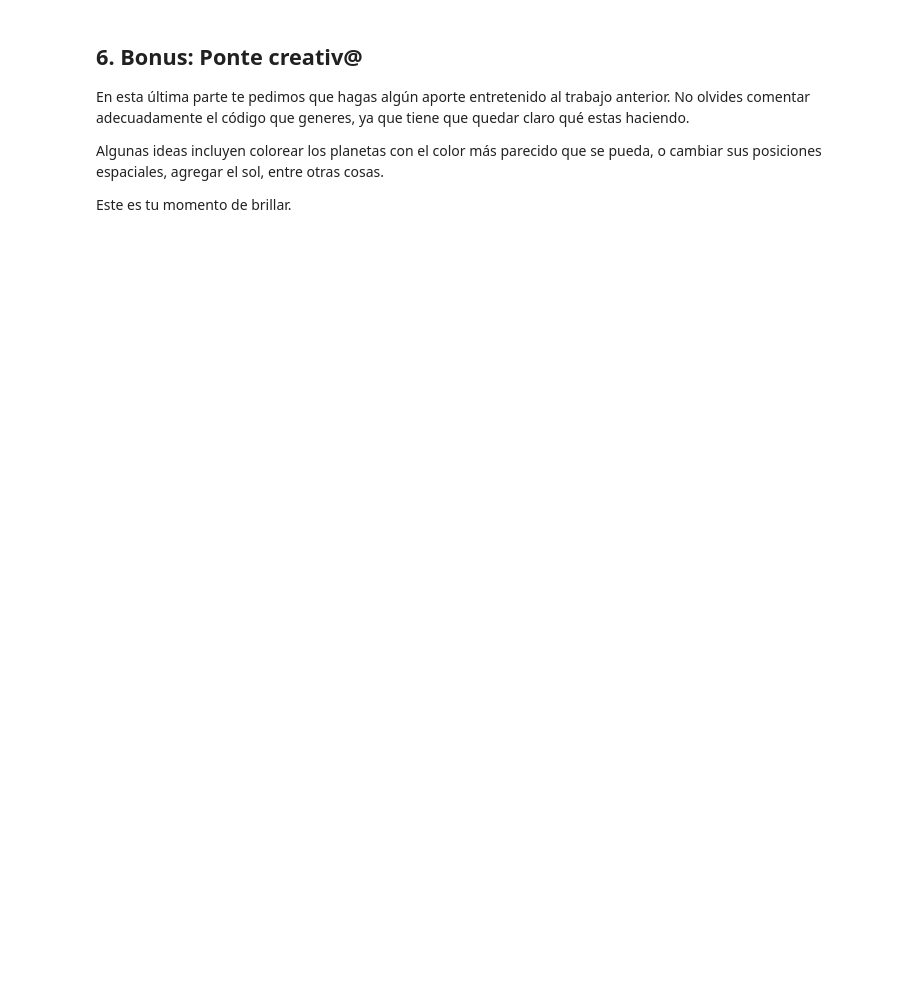
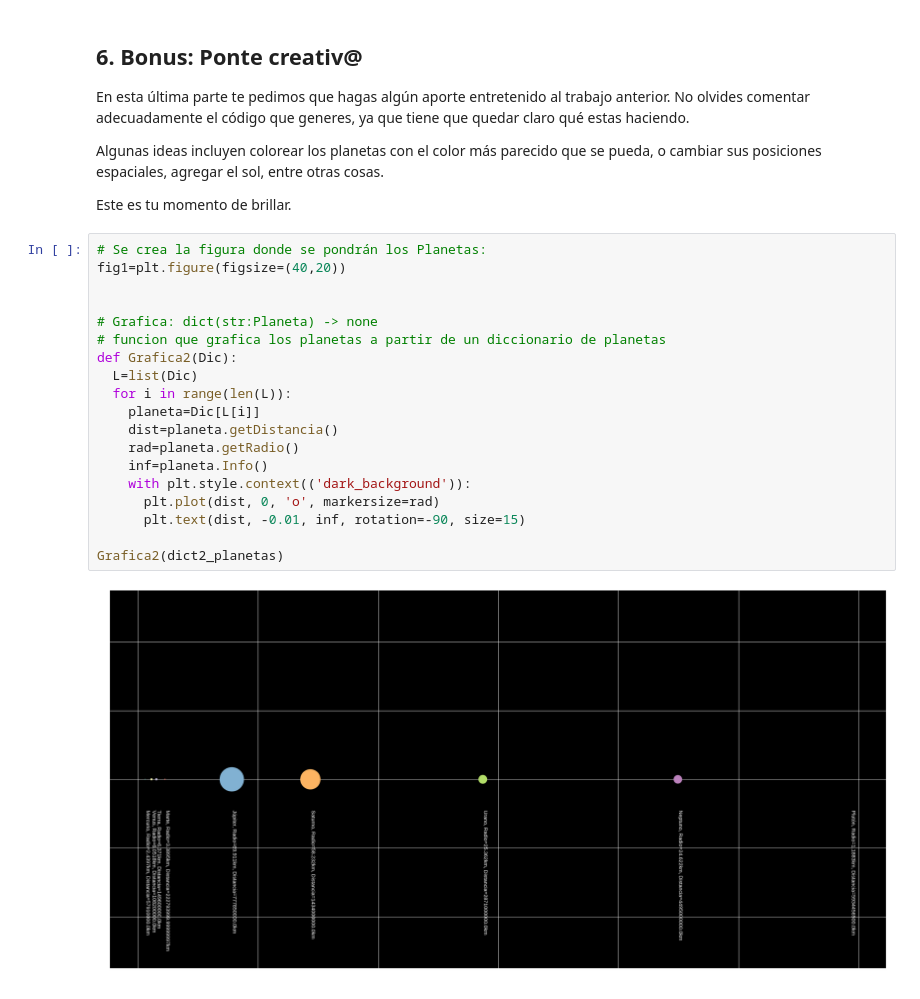
Before and after one commit to PaulaBDS/minitarea1, a Jupyter notebook: minitarea1.ipynb, the cells around one changed output. Saved outputs shown, nothing was run; the diff lists cells and outputs as text; blank space fills up the shorter version.

```diff
--- a/minitarea1.ipynb
+++ b/minitarea1.ipynb
@@ -271,3 +270,24 @@ Algunas ideas incluyen colorear los planetas con el color más parecido que se p
 
 
 Este es tu momento de brillar.
+# %%
+# Se crea la figura donde se pondrán los Planetas:
+fig1=plt.figure(figsize=(40,20))
+
+
+# Grafica: dict(str:Planeta) -> none
+# funcion que grafica los planetas a partir de un diccionario de planetas
+def Grafica2(Dic):
+  L=list(Dic)
+  for i in range(len(L)):
+    planeta=Dic[L[i]]
+    dist=planeta.getDistancia()
+    rad=planeta.getRadio()
+    inf=planeta.Info()
+    with plt.style.context(('dark_background')):
+      plt.plot(dist, 0, 'o', markersize=rad)
+      plt.text(dist, -0.01, inf, rotation=-90, size=15)
+
+Grafica2(dict2_planetas)
+# %% [output]
+[figure, added]
```
Also changed, not shown: parts of 3 cells of this notebook.
